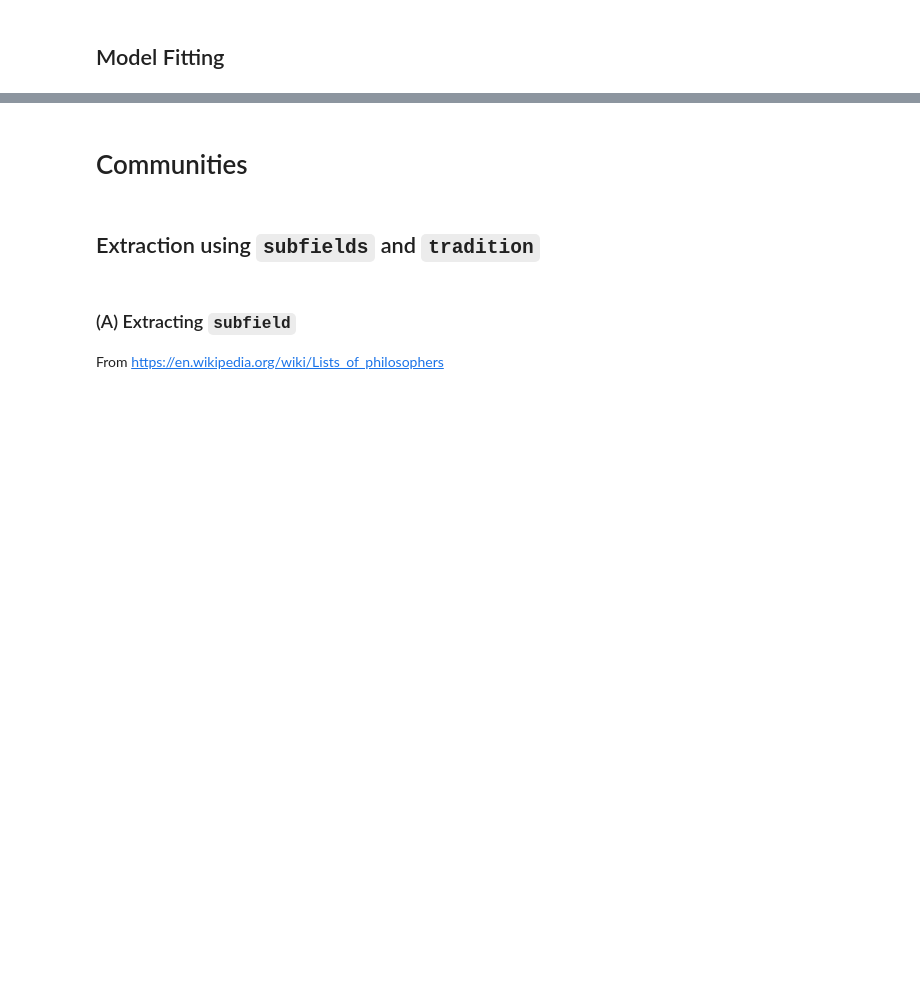
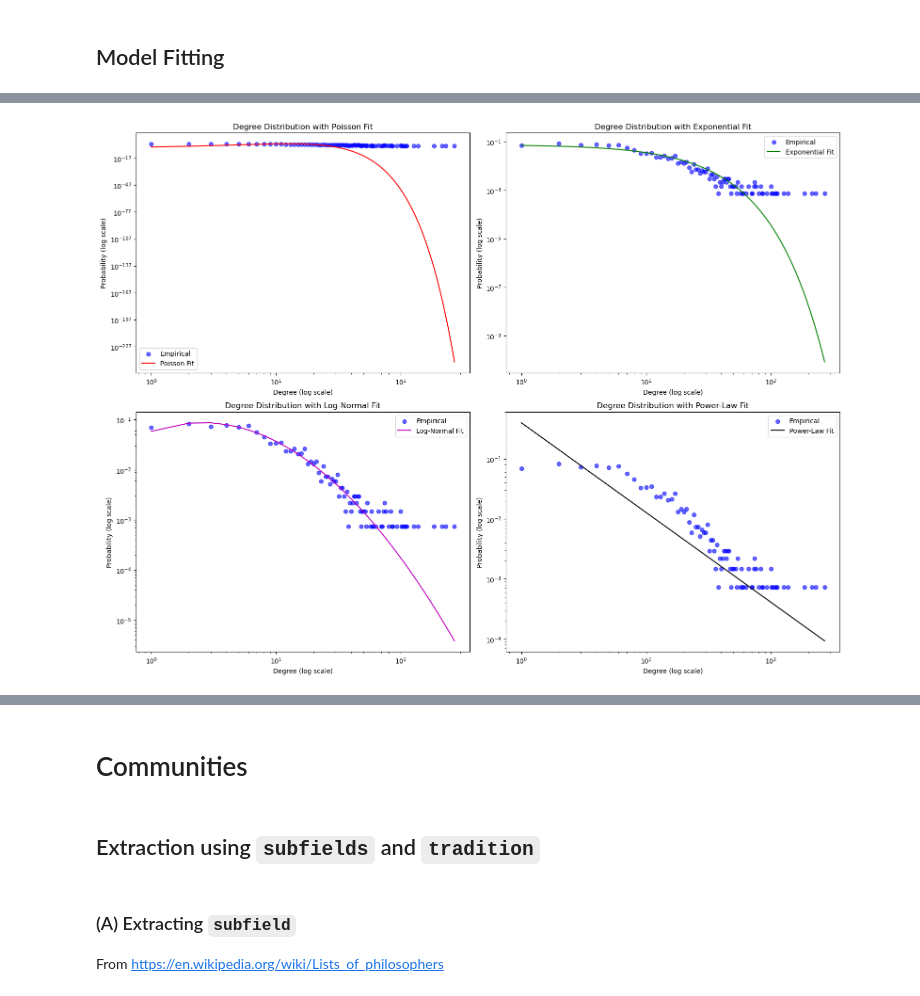
Before and after one commit to medonimario/social-graphs-interactions-2024, a Jupyter notebook: explainer_notebook.ipynb, the cells around one changed output, grey strips where cells are left out. Drawn from its saved outputs; the diff is of its cells as text; code cells hidden in the pictures; blank space fills up the shorter version.

```diff
--- a/explainer_notebook.ipynb
+++ b/explainer_notebook.ipynb
@@ -346,0 +352,18 @@ Power-Law alpha: 1.49, xmin: 1.0
+# %%
+# Step 6: Create Log-Log Plots for Each Model
+
+# Prepare fitted parameters for each model
+fitted_models = {
+    'Poisson': {'lambda': lambda_poisson},
+    'Exponential': {'scale': params_exp[1]},  # scale = 1/lambda
+    'Log-Normal': {'sigma': sigma_lognorm, 'loc': loc_lognorm, 'scale': scale_lognorm},
+    'Power-Law': {'alpha': alpha_powerlaw, 'xmin': xmin_powerlaw}
+}
+
+# # Create separate plots for each model
+# for model in ['Poisson', 'Exponential', 'Log-Normal', 'Power-Law']:
+#     plot_degree_distribution_loglog(degrees, model, fitted_models[model])
+# %%
+plot_all_models_loglog(degrees, fitted_models)
+# %% [output]
+[figure, added]
```
Also changed, not shown: parts of 26 cells of this notebook, 1 other file.
